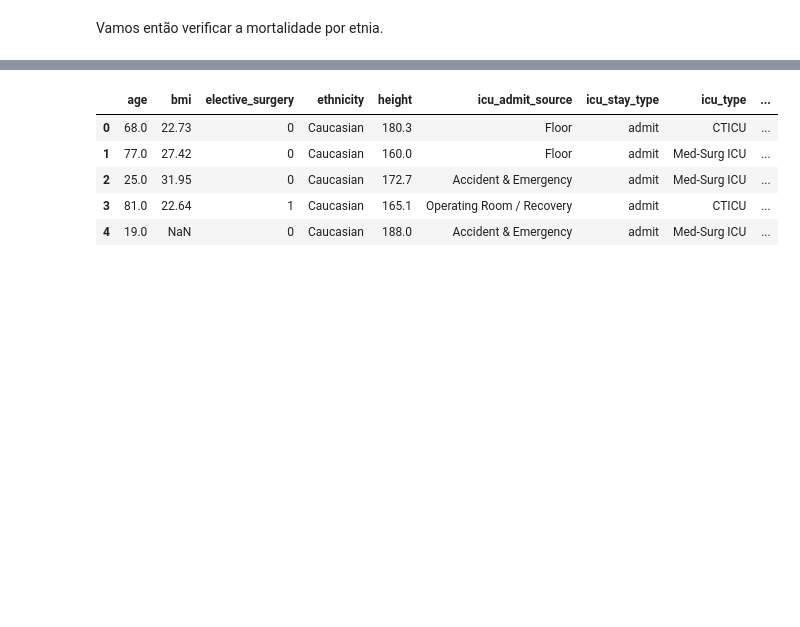
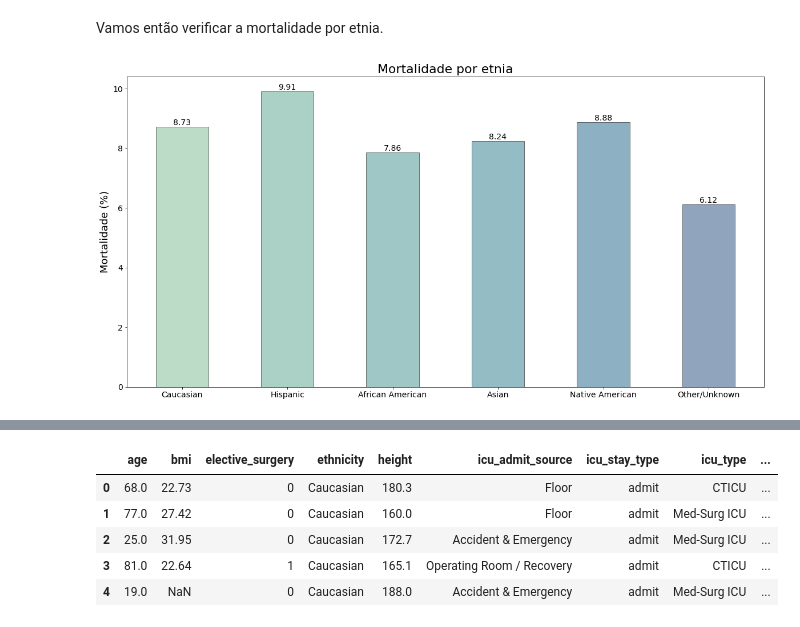
Before and after one commit to TheDramaturgy/ArtificialInteligence, a Jupyter notebook: TrabalhoRedesNeurais/02_analise.ipynb, the cells around one changed output, grey strips where cells are left out. Saved outputs shown, nothing was run; the diff lists cells and outputs as text; code cells hidden in the pictures; blank space fills up the shorter version.

```diff
--- a/TrabalhoRedesNeurais/02_analise.ipynb
+++ b/TrabalhoRedesNeurais/02_analise.ipynb
@@ -118,7 +167,24 @@ Vamos então verificar a mortalidade por etnia.
 # %%
 # Calculo da taxa de morte por etnia
 death_ratio_ethnicity = []
 for ethnicity in ethnicity_types:
     qtd_death = len(death_data.loc[death_data['ethnicity'].str.match(ethnicity, na=False)])
-    qtd_non_death = len(data.loc[data['ethnicity'].str.match(ethnicity, na=False)])
-    death_ratio_ethnicity.append(qtd_death / qtd_non_death)
+    total = len(data.loc[data['ethnicity'].str.match(ethnicity, na=False)])
+    death_ratio_ethnicity.append(qtd_death / total)
+
+# Atribuição de dados para o gráfico
+x_data = ethnicity_types
+y_data = [round(value * 100, 2) for value in death_ratio_ethnicity]
+colors = seaborn.color_palette('crest', n_colors=len(x_data))
+
+# Criação do gráfico
+fig, ax = plt.subplots(figsize=(20, 10))
+bar = ax.bar(x_data, y_data, color=colors, width=0.5, align='center', alpha=0.5, edgecolor='black')
+ax.bar_label(bar, fontsize=14)
+ax.tick_params(axis='both', labelsize=14)
+ax.set_title('Mortalidade por etnia', fontsize=22)
+ax.set_ylabel('Mortalidade (%)', fontsize=18)
+fig.savefig('mortalidade_etnia.png')
+plt.show()
+# %% [output]
+[figure, added]
```
Also changed, not shown: parts of 62 cells of this notebook.
